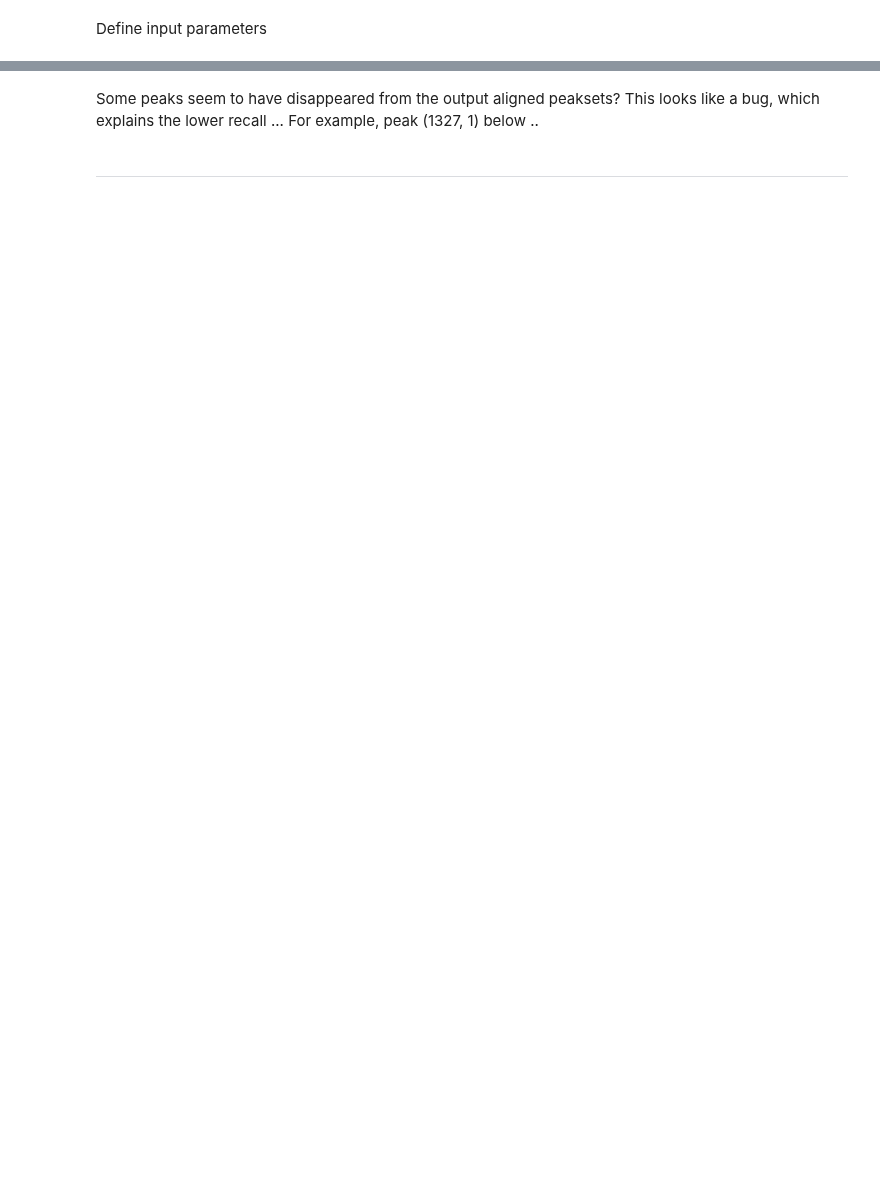
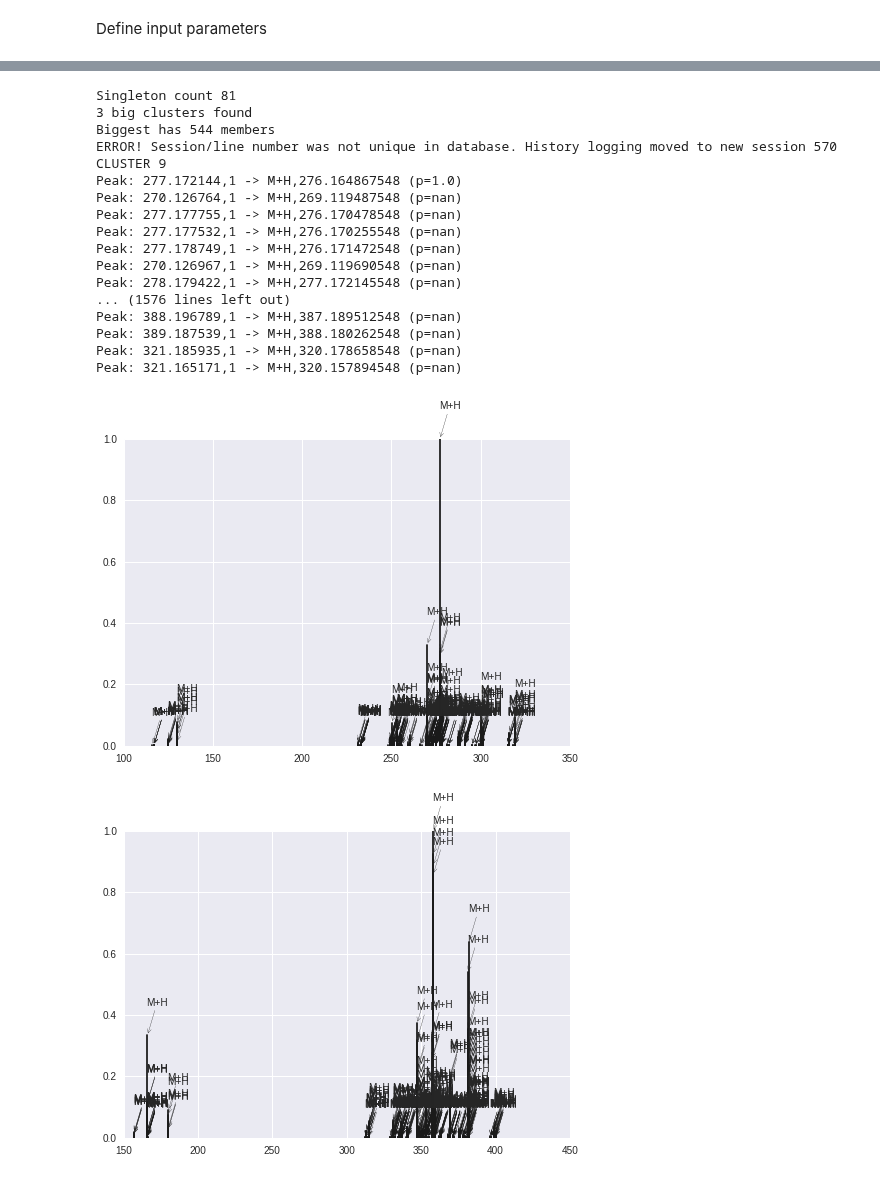
Before and after one commit to sdrogers/metabolomics_tools, a Jupyter notebook: alignment/M1_troubleshooting_1.ipynb, the cells around one changed output, grey strips where cells are left out. Drawn from its saved outputs; the diff is of its cells as text; code cells hidden in the pictures; blank space fills up the shorter version.

```diff
--- a/alignment/M1_troubleshooting_1.ipynb
+++ b/alignment/M1_troubleshooting_1.ipynb
@@ -8,6 +8,13 @@
 import sys
 import os
 sys.path.insert(1, os.path.join(sys.path[0], '..'))
+# %%
+import numpy as np
+import pylab as plt
+import pandas as pd
+import seaborn as sns
+sns.set(color_codes=True)
+from IPython.display import display, HTML
 # %%
 from discretisation.preprocessing import FileLoader
 from models import HyperPars as AlignmentHyperPars
@@ -24,9 +29,9 @@ database_file = None
 transformation_file = '/home/joewandy/git/metabolomics_tools/discretisation/mulsubs/pos_transformations.yml'
 # %%
 hp = AlignmentHyperPars()
-hp.within_file_mass_tol = 10
+hp.within_file_mass_tol = 60
 hp.within_file_rt_tol = 5
-hp.across_file_mass_tol = 30
+hp.across_file_mass_tol = 100
 hp.across_file_rt_tol = 100
 hp.alpha_mass = 1.0
 hp.dp_alpha = 100.0
@@ -44,17 +84,6 @@ For some reasons, the cell below that does precursor clustering for each file ta
 # %%
-clustering_results = []
-for peak_data in data_list:
-
-    ac = AdductCluster(mass_tol=hp.within_file_mass_tol, rt_tol=hp.within_file_rt_tol,
-                       alpha=hp.alpha_mass, mh_biggest=True, transformation_file=transformation_file, verbose=2)
-
-    peak_list = peak_data.features
-    ac.init_from_list(peak_list)
-
-    ac.init_vb()
-    for n in range(hp.mass_clustering_n_iterations):
-        print "VB step %d file %d " % (n, j)
-        sys.stdout.flush()
-        ac.vb_step()
-
-    clustering_results.append(ac)
+ac.init_vb()
+for n in range(hp.mass_clustering_n_iterations):
+    print "VB step %d" % n
+    sys.stdout.flush()
+    ac.vb_step()
@@ -79,8 +110,7 @@ Find some big clusters in the first file. We have performed MAP assignment of ea
 # %%
-def plot_biggest(file_idx, threshold):
+def plot_biggest(ac, threshold):
 
-    ac = file_adduct_clusterers[file_idx]
-    clusters_list = file_clusterings[file_idx]
+    clusters_list = ac.clusters
     singleton_count = 0
 
     big_clusters = []
@@ -189,2 +131,0 @@ for group in not_found_list:
-# %% [markdown]
-Some peaks seem to have disappeared from the output aligned peaksets? This looks like a bug, which explains the lower recall ... For example, peak (1327, 1) below ..
@@ -215,2 +132,22 @@ for ps in aligned_peaksets:
-# %% [markdown]
-<hr/>
+# %%
+plot_biggest(ac, 500)
+# %% [output]
+Singleton count 81
+3 big clusters found
+Biggest has 544 members
+ERROR! Session/line number was not unique in database. History logging moved to new session 570
+CLUSTER 9
+Peak: 277.172144,1 -> M+H,276.164867548 (p=1.0)
+Peak: 270.126764,1 -> M+H,269.119487548 (p=nan)
+Peak: 277.177755,1 -> M+H,276.170478548 (p=nan)
+Peak: 277.177532,1 -> M+H,276.170255548 (p=nan)
+Peak: 277.178749,1 -> M+H,276.171472548 (p=nan)
+Peak: 270.126967,1 -> M+H,269.119690548 (p=nan)
+Peak: 278.179422,1 -> M+H,277.172145548 (p=nan)
+... (1576 lines left out)
+Peak: 388.196789,1 -> M+H,387.189512548 (p=nan)
+Peak: 389.187539,1 -> M+H,388.180262548 (p=nan)
+Peak: 321.185935,1 -> M+H,320.178658548 (p=nan)
+Peak: 321.165171,1 -> M+H,320.157894548 (p=nan)
+[figure, added]
+[figure, added]
```
Also changed, not shown: parts of 31 cells of this notebook, 3 other files.
